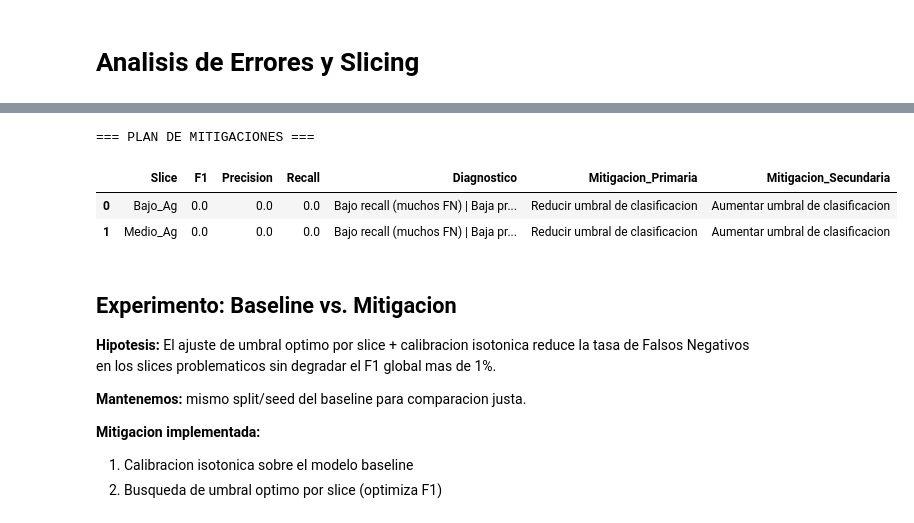
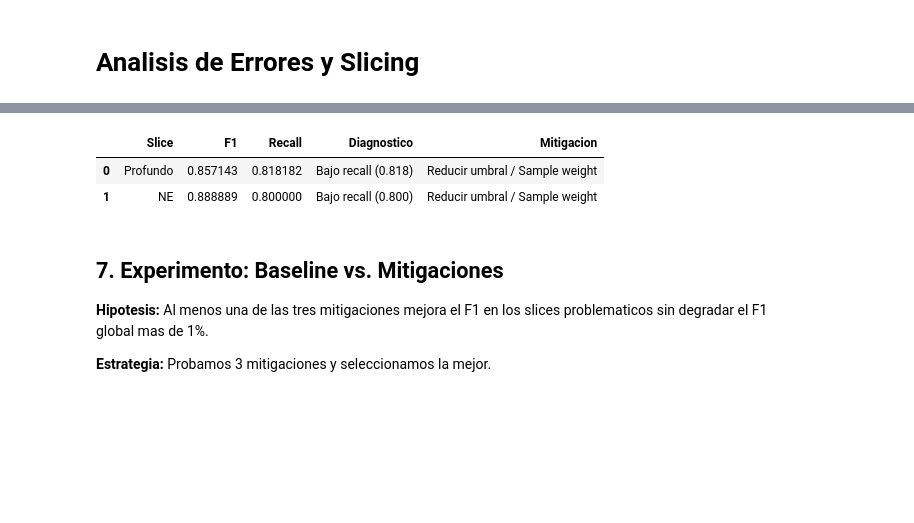
Before and after one commit to Fernando-Huaman/proyecto-zona-interes-Au, a Jupyter notebook: notebooks/sprint4.ipynb, the cells around one changed output, grey strips where cells are left out. Saved outputs shown, nothing was run; the diff lists cells and outputs as text; code cells hidden in the pictures; blank space fills up the shorter version.

```diff
--- a/notebooks/sprint4.ipynb
+++ b/notebooks/sprint4.ipynb
@@ -829,61 +603,27 @@ Basandonos en el analisis de slices problematicos, proponemos mitigaciones concr
 # %%
 # ============================================================
-# TABLA DE MITIGACIONES POR SLICE PROBLEMATICO
+# TABLA DE MITIGACIONES
 # ============================================================
-mitigaciones = []
-
-for _, row in top2.iterrows():
-    slice_cat = row['Categoria']
-    f1_val = row['F1']
-    prec = row['Precision']
-    rec = row['Recall']
-
-    # Diagnostico y mitigacion sugerida
-    diagnostico = []
-    acciones = []
-
-    if rec < 0.5:
-        diagnostico.append('Bajo recall (muchos FN)')
-        acciones.append('Reducir umbral de clasificacion')
-    if prec < 0.5:
-        diagnostico.append('Baja precision (muchos FP)')
-        acciones.append('Aumentar umbral de clasificacion')
-    if row['Brier'] > 0.2:
-        diagnostico.append('Mala calibracion')
-        acciones.append('Calibracion isotonica/Platt')
-    if row['n'] < 50:
-        diagnostico.append('Slice pequeno')
-        acciones.append('SMOTE local en entrenamiento')
-
-    mitigaciones.append({
-        'Slice': slice_cat,
-        'F1': f1_val,
-        'Precision': prec,
-        'Recall': rec,
-        'Diagnostico': ' | '.join(diagnostico) if diagnostico else 'Desempeno aceptable',
-        'Mitigacion_Primaria': acciones[0] if acciones else 'Ninguna',
-        'Mitigacion_Secundaria': acciones[1] if len(acciones) > 1 else '-'
-    })
-
-df_mitigaciones = pd.DataFrame(mitigaciones)
-print('=== PLAN DE MITIGACIONES ===')
-display(df_mitigaciones)
-
-df_mitigaciones.to_csv(f"{OUTPUT_DIR}/results/plan_mitigaciones.csv", index=False)
+mit = []
+for _, r in top2.iterrows():
+    d = []; a = []
+    if r['Recall'] < 0.85: d.append(f'Bajo recall ({r["Recall"]:.3f})'); a.append('Reducir umbral / Sample weight')
+    if r['Precision'] < 0.85: d.append('Baja precision'); a.append('Aumentar umbral')
+    mit.append({'Slice': r['Categoria'], 'F1': r['F1'], 'Recall': r['Recall'],
+                'Diagnostico': ' | '.join(d) if d else 'OK',
+                'Mitigacion': ' + '.join(a) if a else 'Ninguna'})
+df_mit = pd.DataFrame(mit)
+display(df_mit)
+df_mit.to_csv(f"{OUTPUT_DIR}/results/plan_mitigaciones.csv", index=False)
 # %% [output]
-=== PLAN DE MITIGACIONES ===
-|  | Slice | F1 | Precision | Recall | Diagnostico | Mitigacion_Primaria | Mitigacion_Secundaria |
-| 0 | Bajo_Ag | 0.0 | 0.0 | 0.0 | Bajo recall (muchos FN) | Baja pr... | Reducir umbral de clasificacion | Aumentar umbral de clasificacion |
-| 1 | Medio_Ag | 0.0 | 0.0 | 0.0 | Bajo recall (muchos FN) | Baja pr... | Reducir umbral de clasificacion | Aumentar umbral de clasificacion |
+|  | Slice | F1 | Recall | Diagnostico | Mitigacion |
+| 0 | Profundo | 0.857143 | 0.818182 | Bajo recall (0.818) | Reducir umbral / Sample weight |
+| 1 | NE | 0.888889 | 0.800000 | Bajo recall (0.800) | Reducir umbral / Sample weight |
 # %% [markdown]
-## Experimento: Baseline vs. Mitigacion
+## 7. Experimento: Baseline vs. Mitigaciones
 
-**Hipotesis:** El ajuste de umbral optimo por slice + calibracion isotonica reduce la tasa de Falsos Negativos en los slices problematicos sin degradar el F1 global mas de 1%.
+**Hipotesis:** Al menos una de las tres mitigaciones mejora el F1 en los slices problematicos sin degradar el F1 global mas de 1%.
 
-**Mantenemos:** mismo split/seed del baseline para comparacion justa.
-
-**Mitigacion implementada:**
-1. Calibracion isotonica sobre el modelo baseline
-2. Busqueda de umbral optimo por slice (optimiza F1)
+**Estrategia:** Probamos 3 mitigaciones y seleccionamos la mejor.
 # %%
 # ============================================================
```
Also changed, not shown: parts of 27 cells of this notebook, 16 other files.
